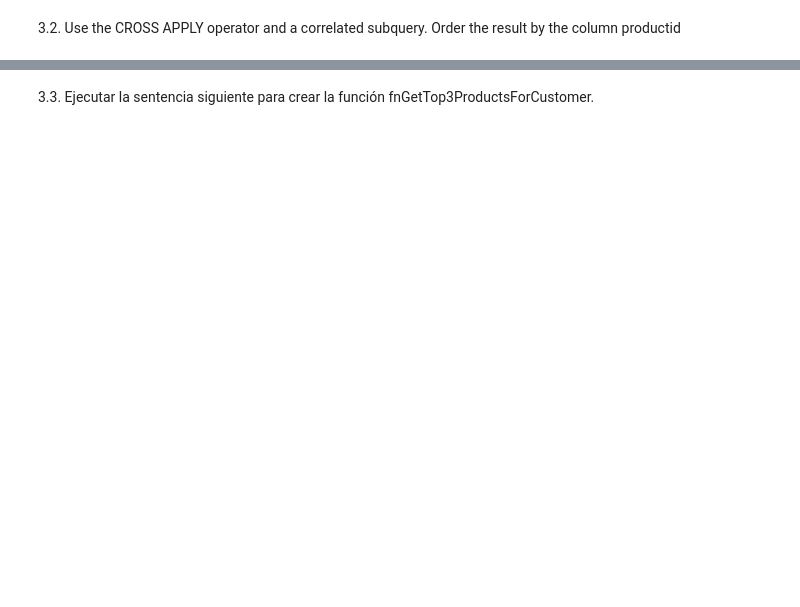
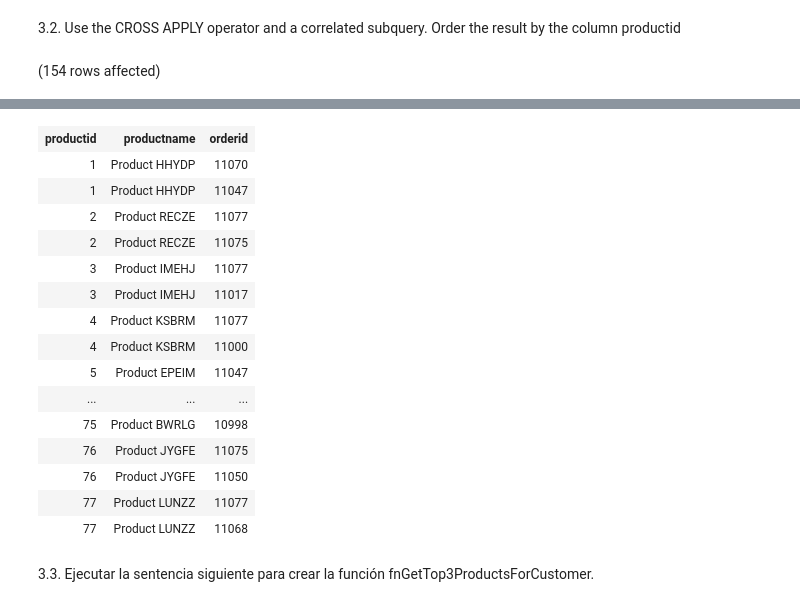
Before and after one commit to FranH20/LaboratorioBDII_02, a Jupyter notebook: Laboratorio N° 02.ipynb, the cells around one changed output, grey strips where cells are left out. Saved outputs shown, nothing was run; the diff lists cells and outputs as text; code cells hidden in the pictures; blank space fills up the shorter version.

```diff
--- a/Laboratorio N° 02.ipynb
+++ b/Laboratorio N° 02.ipynb
@@ -193,2 +201,17 @@ Total execution time: 00:00:00.018
 # %% [markdown]
 3.2. Use the CROSS APPLY operator and a correlated subquery. Order the result by the column productid
+# %%
+SELECT
+    p.productid, p.productname, o.orderid
+FROM Production.Products AS p
+CROSS APPLY
+(
+SELECT TOP(2)
+    d.orderid
+    FROM Sales.OrderDetails as d
+    WHERE d.productid = p.productid
+    ORDER BY d.orderid DESC
+) o
+ORDER BY p.productid
+# %% [output]
+(154 rows affected)
@@ -195,3 +219,19 @@ Total execution time: 00:00:00.018
+| productid | productname | orderid |
+| 1 | Product HHYDP | 11070 |
+| 1 | Product HHYDP | 11047 |
+| 2 | Product RECZE | 11077 |
+| 2 | Product RECZE | 11075 |
+| 3 | Product IMEHJ | 11077 |
+| 3 | Product IMEHJ | 11017 |
+| 4 | Product KSBRM | 11077 |
+| 4 | Product KSBRM | 11000 |
+| 5 | Product EPEIM | 11047 |
+| ... | ... | ... |
+| 75 | Product BWRLG | 10998 |
+| 76 | Product JYGFE | 11075 |
+| 76 | Product JYGFE | 11050 |
+| 77 | Product LUNZZ | 11077 |
+| 77 | Product LUNZZ | 11068 |
 # %% [markdown]
 3.3. Ejecutar la sentencia siguiente para crear la función fnGetTop3ProductsForCustomer.
 # %%
```
Also changed, not shown: parts of 14 cells of this notebook.
